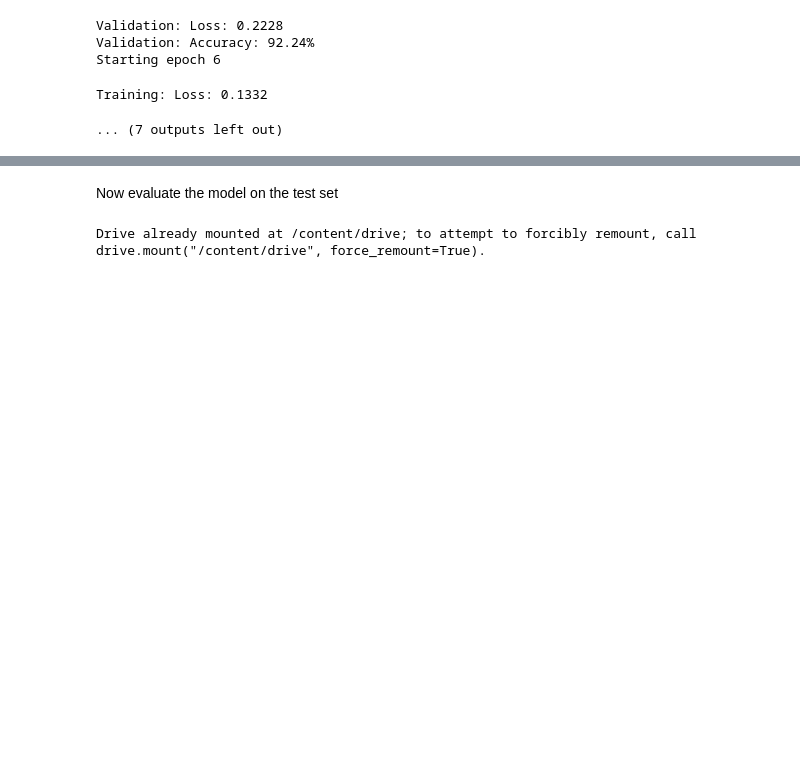
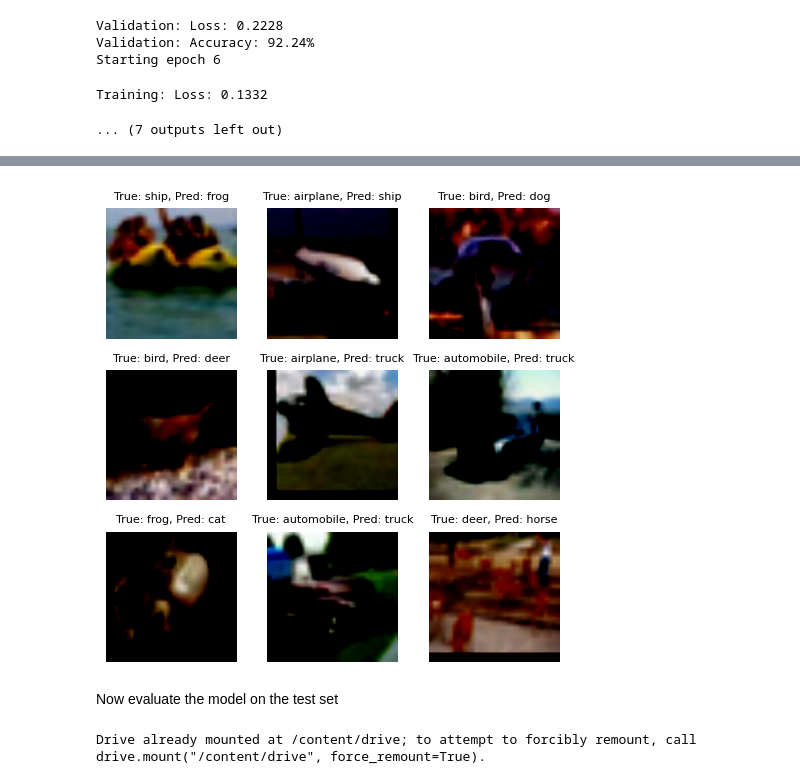
Before and after one commit to slinusc/Artificial_Intelligence_Course_NTUT, a Jupyter notebook: ResNet50_.ipynb, the cells around one changed output, grey strips where cells are left out. Cells and saved outputs as stored; diff of their text form; code cells hidden in the pictures; blank space fills up the shorter version.

```diff
--- a/ResNet50_.ipynb
+++ b/ResNet50_.ipynb
@@ -514,0 +594,14 @@ Training: Loss: 0.1332
+# %%
+def display_misclassified_images(images, true_labels, predicted_labels, num_images=9):
+    plt.figure(figsize=(5, 5))
+    for i in range(min(num_images, len(images))):
+        plt.subplot(3, 3, i + 1)
+        plt.imshow(images[i].permute(1, 2, 0))  # Convert from (C, H, W) to (H, W, C)
+        plt.title(f"True: {class_names[true_labels[i]]}, Pred: {class_names[predicted_labels[i]]}", fontsize=8)
+        plt.axis('off')
+    plt.tight_layout()
+    plt.show()
+
+# Display misclassified images
+display_misclassified_images(misclassified_images, misclassified_labels, misclassified_preds)
+# %% [output]
@@ -515,3 +617,4 @@ Training: Loss: 0.1332
+[figure, added]
 # %% [markdown]
 Now evaluate the model on the test set
 # %%
```
Also changed, not shown: parts of 6 cells of this notebook.
